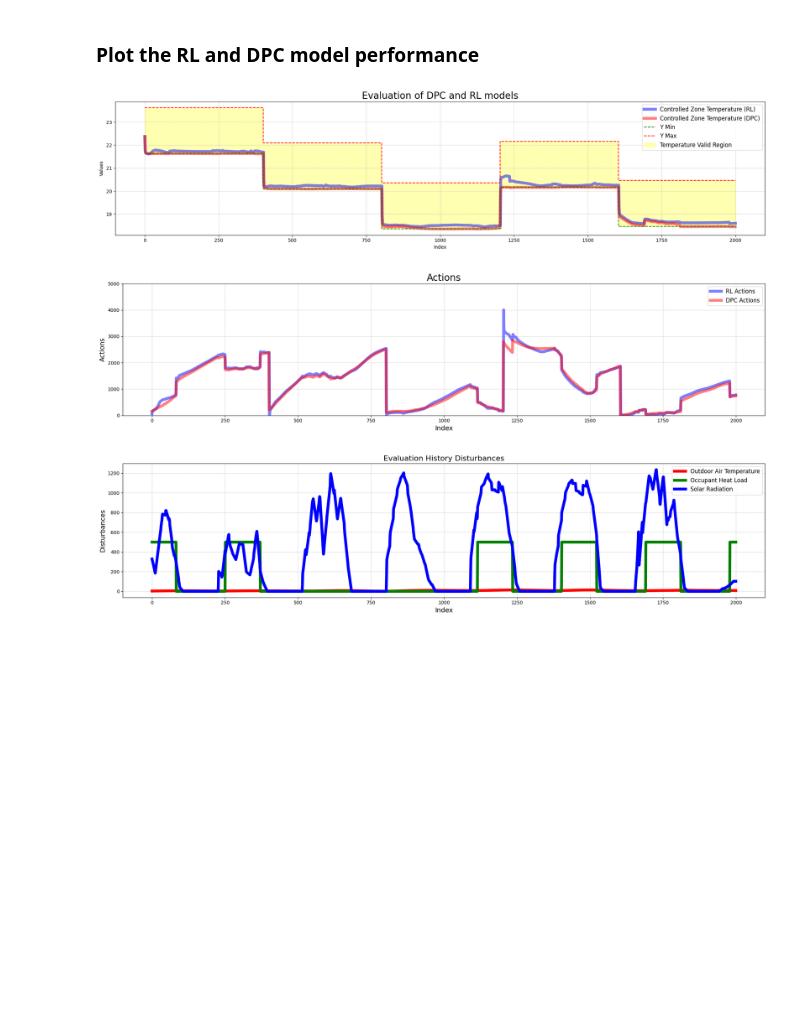
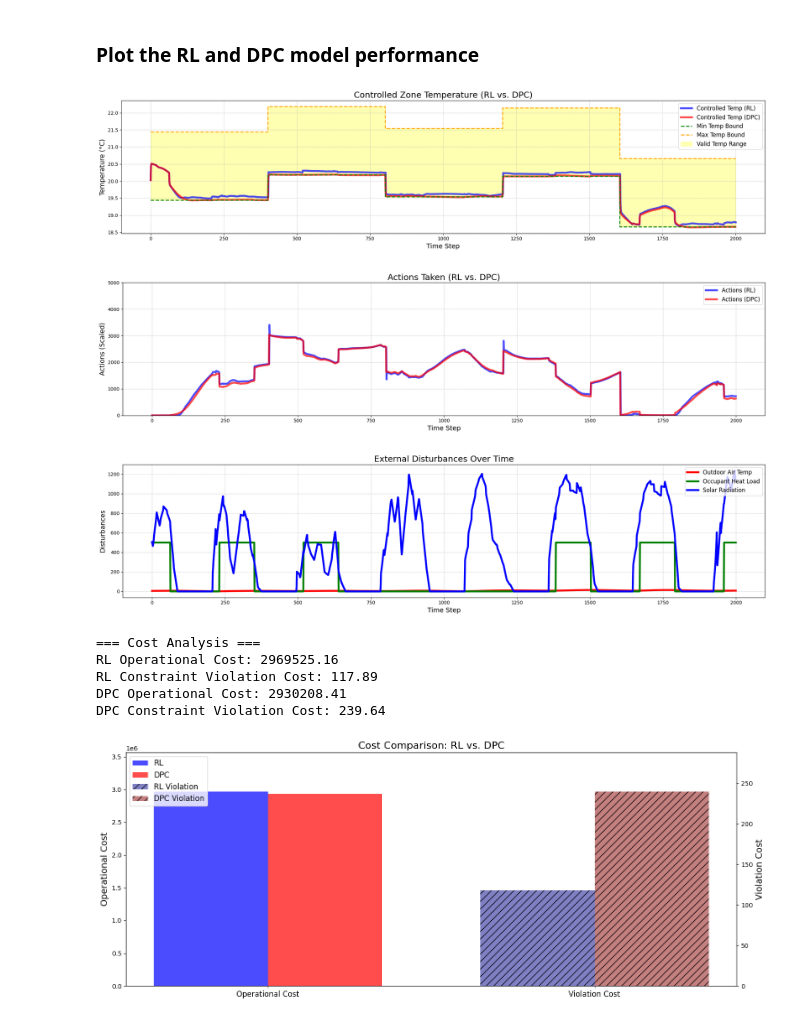
Before and after one commit to Alirezad126/neuromancer, a Jupyter notebook: examples/domain_examples/rl_example/SimpleBuildingControl- RL.ipynb, the cells around one changed output. Drawn from its saved outputs; the diff is of its cells as text; code cells hidden in the pictures; blank space fills up the shorter version.

```diff
--- a/examples/domain_examples/rl_example/SimpleBuildingControl- RL.ipynb
+++ b/examples/domain_examples/rl_example/SimpleBuildingControl- RL.ipynb
@@ -362,13 +913,20 @@ actor_loss = -(Q_value - self.lambda_.detach() * C_value).mean() + nn.MSELoss()(
 # Initialize agent parameters
 lambda_ = 1.
 lambda_step = 5e-6
-constraint_limit = 0.05 * 50.
+constraint_limit = 0.02 * 50.
 lr_critic = 1e-3
 lr_actor = 1e-4
 hidden_layers = [128, 128]
 iterations = 300
 policy_freq = 2
-discount = 0.0
+discount = 0.95
 
 # Initialize agent
 agent = PD_DDPG(state_dim, action_dim, max_action, lambda_, lambda_step, constraint_limit, lr_critic, lr_actor, hidden_layers)
+
+# Initialize training loop parameters
+num_steps = 3e5
+expl_steps = 3e4
+batch_size = 128
+expl_noise = 0.3
+total_ts = 0
@@ -384,6 +935,3 @@ total_ts = 0
 # %%
 #starting training process:
-#eval_reward_hist, eval_cost_hist = training_loop(env, agent, replay_buffer, expl_steps, expl_noise, batch_size, num_steps, iterations, discount, policy_freq)
-
-#load the model:
-agent.load(filename="learned_20241214_152826", directory="./model")
+eval_reward_hist, eval_cost_hist = training_loop(env, agent, replay_buffer, expl_steps, expl_noise, batch_size, num_steps, iterations, discount, policy_freq)
@@ -432,5 +1200,2 @@ eval_env = SimpleBuildingEnv(simulator=None, random_seed=10, min_temp=18, max_te
 # %% [markdown]
 ### Evaluate the RL and DPC models
-# %%
-horizon = 2000
-outputs = evaluate_consecutive_episodes(eval_env, agent, horizon, min_temp, max_temp, random_seed=10)
@@ -437,4 +1247,7 @@ outputs = evaluate_consecutive_episodes(eval_env, agent, horizon, min_temp, max_
 # %%
+horizon = 2000
+outputs = evaluate_continuous_rl(env, agent, horizon)
+
 np_refs = outputs["ref"][:-1]
 ymin_val = torch.tensor(np_refs, dtype=torch.float32).reshape(1, horizon+1, 1)
 ymax_val = ymin_val+2.0
@@ -454,6 +1405,12 @@ trajectories = dpc_system(data)
 # %%
-plot(outputs["y"], outputs["ref"], outputs["ref"]+2, outputs["actions"], outputs["D"], trajectories)
+plot_evaluation_results(outputs["y"], outputs["ref"], outputs["ref"]+2, outputs["actions"], outputs["D"], trajectories)
 # %% [output]
-[figure, old version]
+[figure, new version]
-[figure, old version]
+[figure, new version]
-[figure, old version]
+[figure, new version]
+=== Cost Analysis ===
+RL Operational Cost: 2969525.16
+RL Constraint Violation Cost: 117.89
+DPC Operational Cost: 2930208.41
+DPC Constraint Violation Cost: 239.64
+[figure, added]
```
Also changed, not shown: parts of 18 cells of this notebook.
